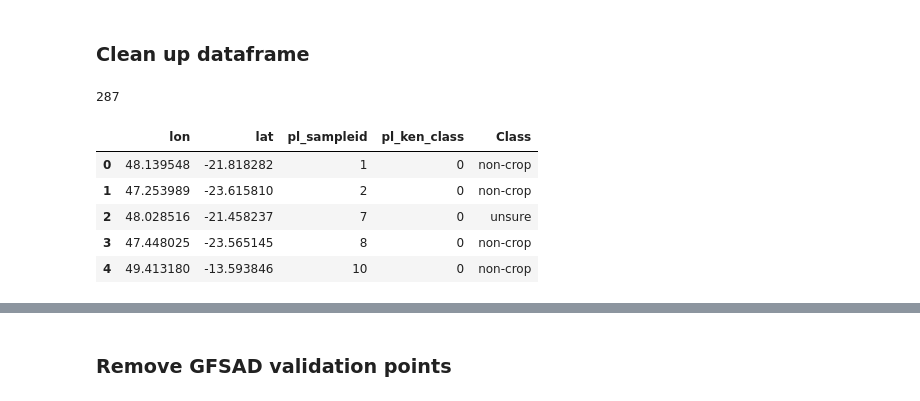
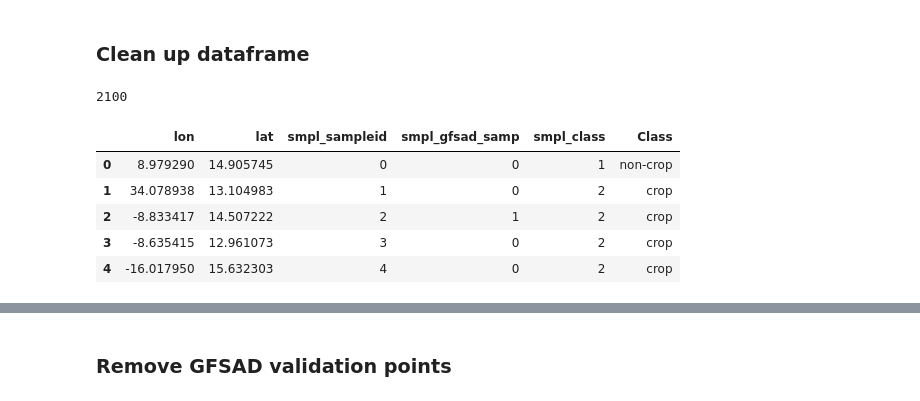
Before and after one commit to digitalearthafrica/crop-mask, a Jupyter notebook: pre-post_processing/post_process_reference_data.ipynb, the cells around one changed output, grey strips where cells are left out. Drawn from its saved outputs; the diff is of its cells as text; code cells hidden in the pictures.

Commit message:
add sahel reference data

```diff
--- a/pre-post_processing/post_process_reference_data.ipynb
+++ b/pre-post_processing/post_process_reference_data.ipynb
@@ -35,3 +32,7 @@ csv = 'data/training_validation/collect_earth/indian_ocean/ceo-extra-sample-coll
+# %%
+folder = 'data/training_validation/collect_earth/sahel/'
+csv = folder+'ceo-Cropland-Reference-Data-Acquistion---Sahel-Region---Ado-sample-data-2021-03-05.csv'
+# csv_1 = folder+'ceo-Cropland-Reference-Data-Acquisition---Northern-Region---Malack-sample-data-2021-02-22.csv'
 # %% [markdown]
 ### Load the dataset
 # %%
@@ -43,22 +53,23 @@ df.columns
 ### Clean up dataframe
 # %%
 #This line if entire dataset:
-# df = df[['lon', 'lat', 'smpl_sampleid', 'smpl_gfsad_samp','smpl_class','Is the sample area entirely: crop, non-crop, mixed, or unsure?']]
-
-df= df[['lon', 'lat', 'pl_sampleid','pl_ken_class','Is the sample area entirely: crop, non-crop, mixed, or unsure?']]
+df = df[['lon', 'lat', 'smpl_sampleid', 'smpl_gfsad_samp','smpl_class','Is the sample area entirely: crop, non-crop, mixed, or unsure?']]
+# df1 = df1[['lon', 'lat', 'smpl_sampleid', 'smpl_gfsad_samp','smpl_class','Is the sample area entirely: crop, non-crop, mixed, or unsure?']]
 
 #rename columns
 df = df.rename(columns={'Is the sample area entirely: crop, non-crop, mixed, or unsure?':'Class'})
+# df1 = df1.rename(columns={'Is the sample area entirely: crop, non-crop, mixed, or unsure?':'Class'})
 
 #remove nan rows
 # df = df.dropna()
 print(len(df))
+# print(len(df1))
 df.head()
 # %% [output]
-287
+2100
-|  | lon | lat | pl_sampleid | pl_ken_class | Class |
-| 0 | 48.139548 | -21.818282 | 1 | 0 | non-crop |
-| 1 | 47.253989 | -23.615810 | 2 | 0 | non-crop |
-| 2 | 48.028516 | -21.458237 | 7 | 0 | unsure |
-| 3 | 47.448025 | -23.565145 | 8 | 0 | non-crop |
-| 4 | 49.413180 | -13.593846 | 10 | 0 | non-crop |
+|  | lon | lat | smpl_sampleid | smpl_gfsad_samp | smpl_class | Class |
+| 0 | 8.979290 | 14.905745 | 0 | 0 | 1 | non-crop |
+| 1 | 34.078938 | 13.104983 | 1 | 0 | 2 | crop |
+| 2 | -8.833417 | 14.507222 | 2 | 1 | 2 | crop |
+| 3 | -8.635415 | 12.961073 | 3 | 0 | 2 | crop |
+| 4 | -16.017950 | 15.632303 | 4 | 0 | 2 | crop |
```
Also changed, not shown: parts of 19 cells of this notebook, 24 other files.
